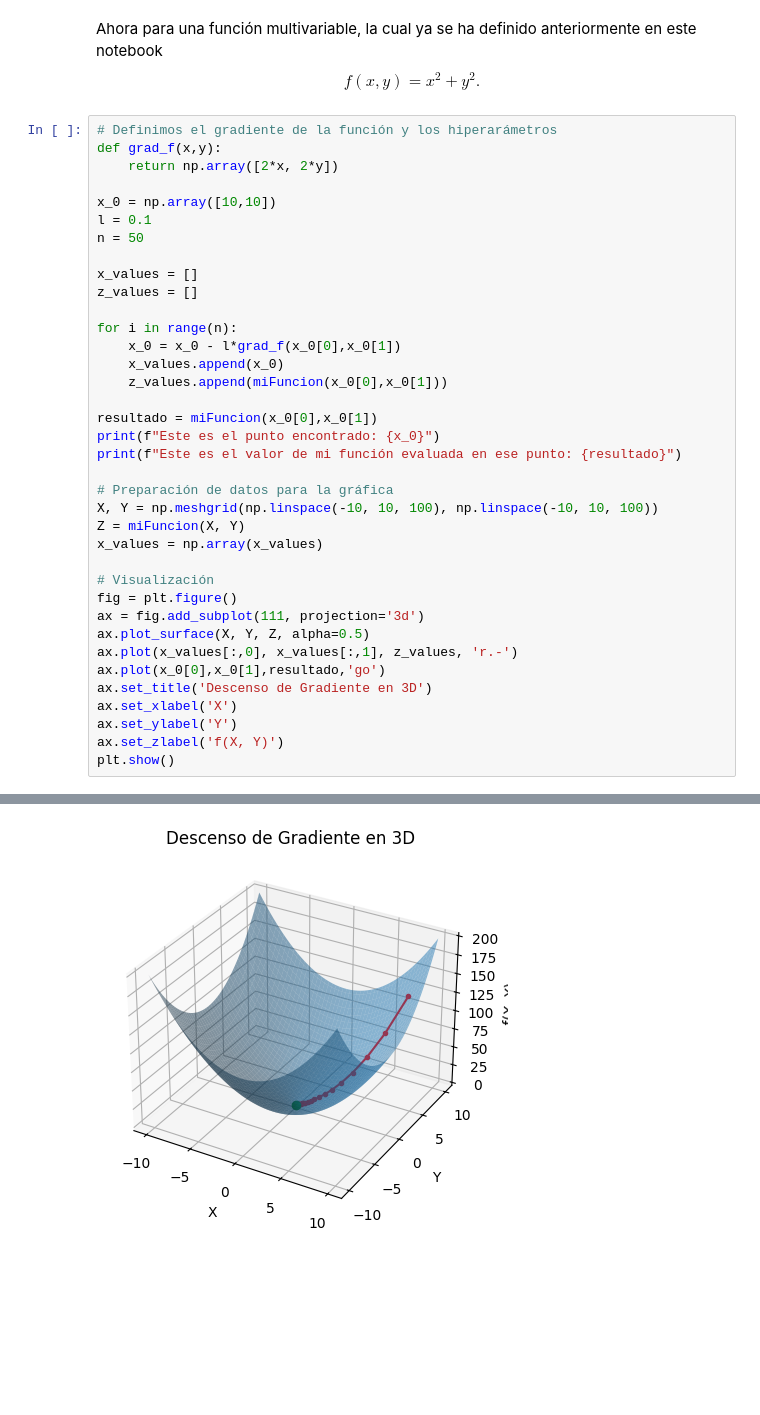
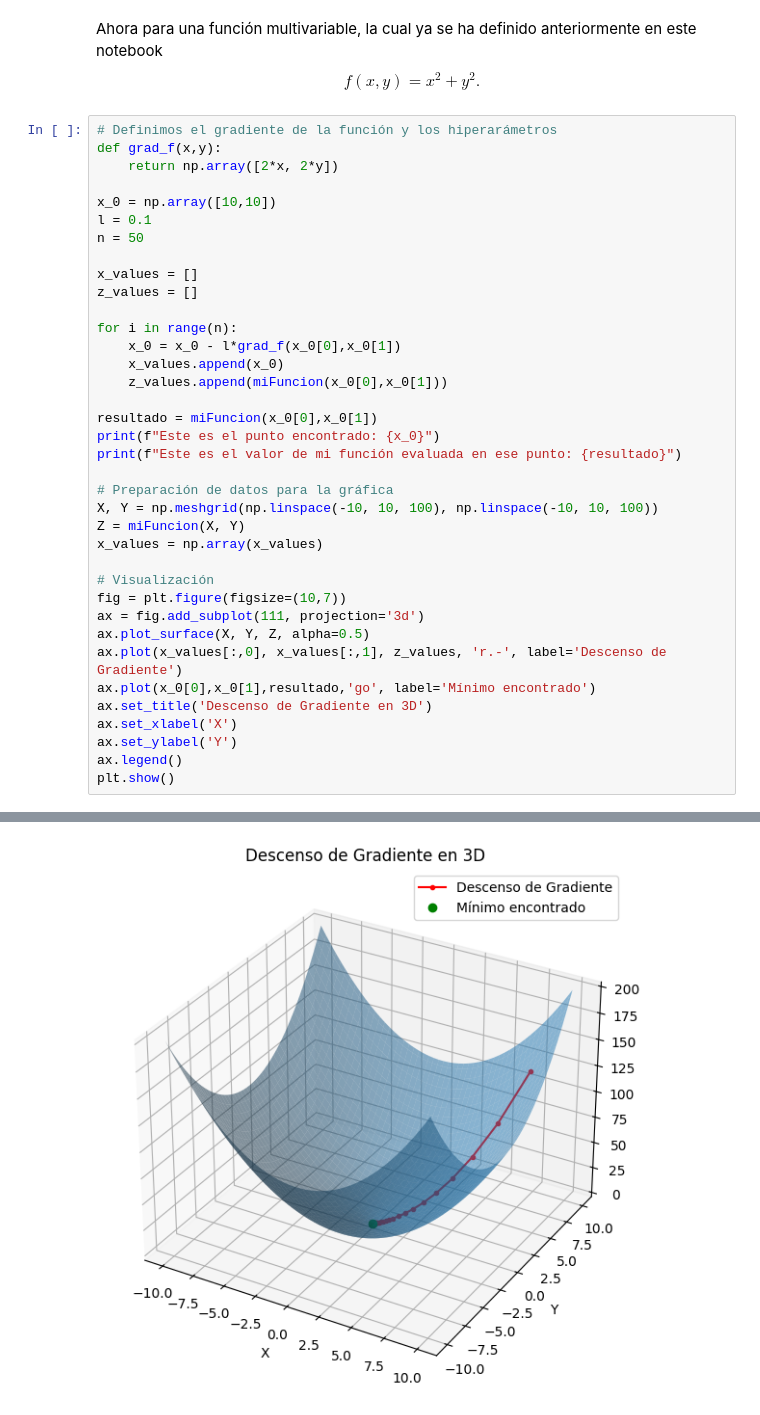
Before and after one commit to NaTHuber/exploration-notes, a Jupyter notebook: learning-notebooks/funcion-derivada-descenso-del-gradiente.ipynb, the cells around one changed output, grey strips where cells are left out. Saved outputs shown, nothing was run; the diff lists cells and outputs as text; blank space fills up the shorter version.

```diff
--- a/learning-notebooks/funcion-derivada-descenso-del-gradiente.ipynb
+++ b/learning-notebooks/funcion-derivada-descenso-del-gradiente.ipynb
@@ -399,35 +408,35 @@ x_0 = np.array([10,10])
 l = 0.1
 n = 50
 
 x_values = []
 z_values = []
 
 for i in range(n):
     x_0 = x_0 - l*grad_f(x_0[0],x_0[1])
     x_values.append(x_0)
     z_values.append(miFuncion(x_0[0],x_0[1]))
 
 resultado = miFuncion(x_0[0],x_0[1])
 print(f"Este es el punto encontrado: {x_0}")
 print(f"Este es el valor de mi función evaluada en ese punto: {resultado}")
 
 # Preparación de datos para la gráfica
 X, Y = np.meshgrid(np.linspace(-10, 10, 100), np.linspace(-10, 10, 100))
 Z = miFuncion(X, Y)
 x_values = np.array(x_values)
 
 # Visualización
-fig = plt.figure()
+fig = plt.figure(figsize=(10,7))
 ax = fig.add_subplot(111, projection='3d')
 ax.plot_surface(X, Y, Z, alpha=0.5)
-ax.plot(x_values[:,0], x_values[:,1], z_values, 'r.-')
-ax.plot(x_0[0],x_0[1],resultado,'go')
+ax.plot(x_values[:,0], x_values[:,1], z_values, 'r.-', label='Descenso de Gradiente')
+ax.plot(x_0[0],x_0[1],resultado,'go', label='Mínimo encontrado')
 ax.set_title('Descenso de Gradiente en 3D')
 ax.set_xlabel('X')
 ax.set_ylabel('Y')
-ax.set_zlabel('f(X, Y)')
+ax.legend()
 plt.show()
 # %% [output]
 Este es el punto encontrado: [0.00014272 0.00014272]
 Este es el valor de mi función evaluada en ese punto: 4.0740719526689746e-08
-[figure, old version]
+[figure, new version]
```
Also changed, not shown: parts of 3 cells of this notebook.
